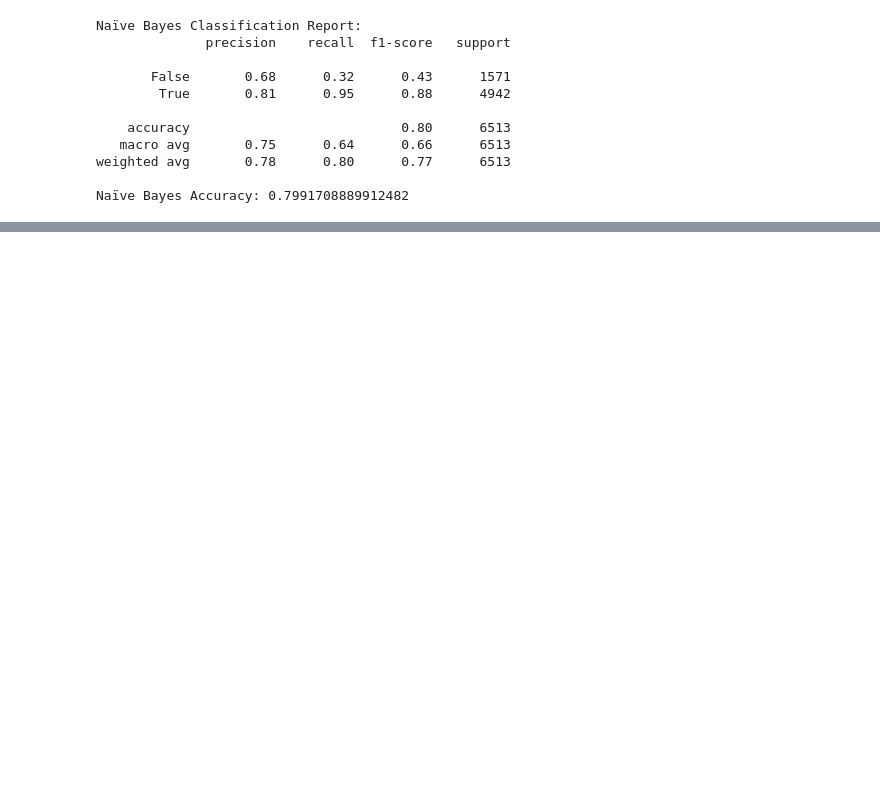
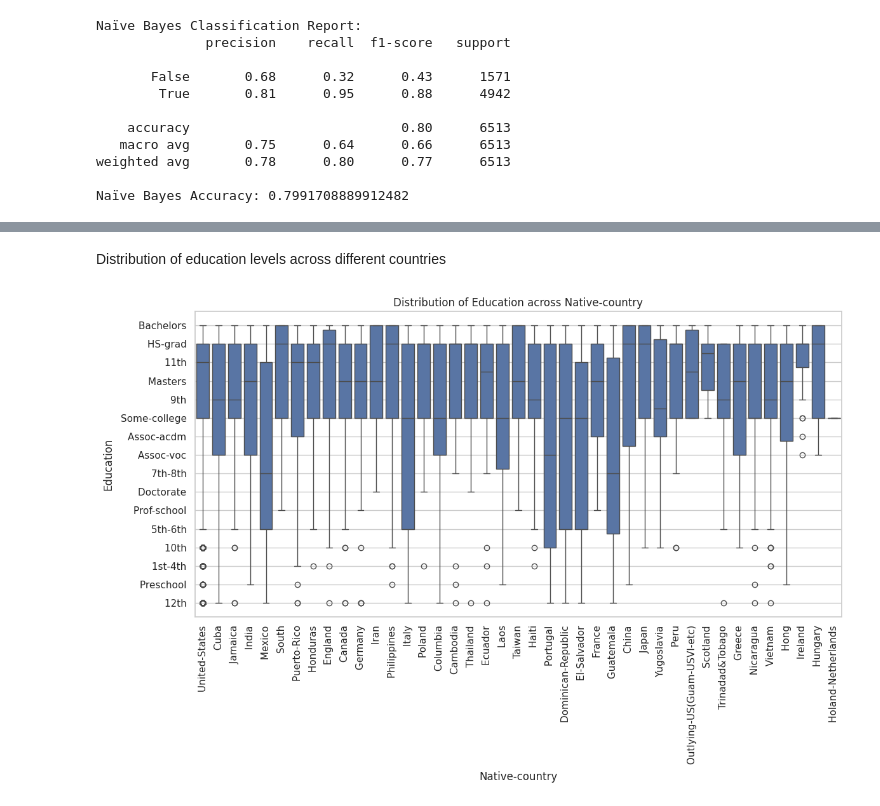
Before and after one commit to neriandria/MachineLearning, a Jupyter notebook: MachineLearning.ipynb, the cells around one changed output, grey strips where cells are left out. Saved outputs shown, nothing was run; the diff lists cells and outputs as text; code cells hidden in the pictures; blank space fills up the shorter version.

```diff
--- a/MachineLearning.ipynb
+++ b/MachineLearning.ipynb
@@ -255,0 +343,20 @@ df.to_csv('Adult_data_imputed.csv', index=False)
+# %% [markdown]
+Distribution of education levels across different countries
+# %%
+import seaborn as sns
+import matplotlib.pyplot as plt
+
+# Set the style of seaborn
+sns.set(style="whitegrid")
+
+# Create a boxplot for Education across Native-country
+plt.figure(figsize=(12, 8))
+sns.boxplot(x='Native-country', y='Education', data=df)
+plt.title('Distribution of Education across Native-country')
+plt.xlabel('Native-country')
+plt.ylabel('Education')
+plt.xticks(rotation=90)  # Rotate x-axis labels for better readability
+plt.tight_layout()
+plt.show()
+# %% [output]
+[figure, added]
```
Also changed, not shown: parts of 10 cells of this notebook.
